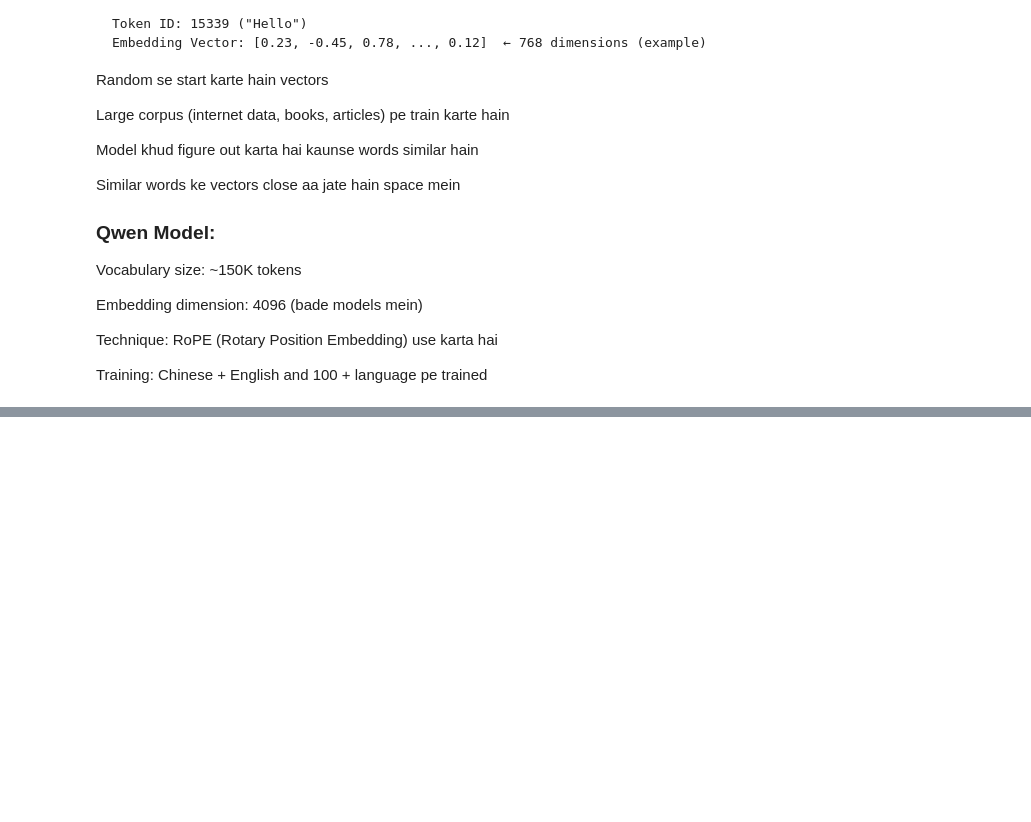
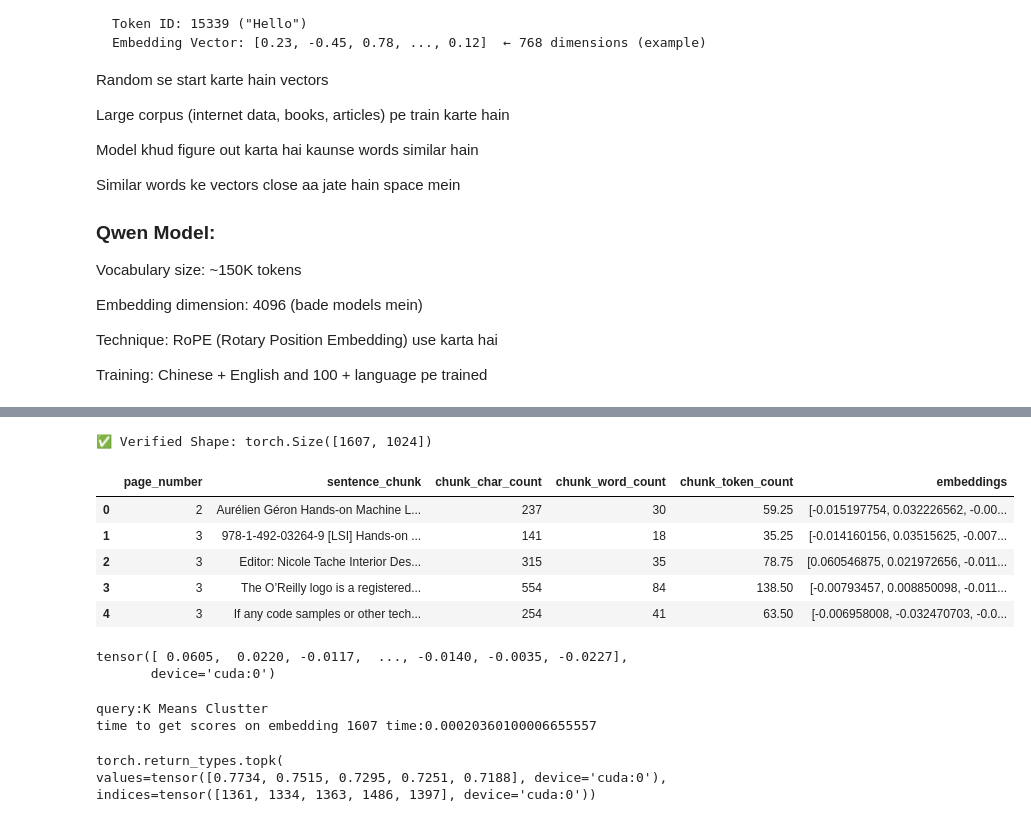
Before and after one commit to MANI-WEBDEVE/RAG_SYSTEM, a Jupyter notebook: COPY_LLM_RAG_SYSTEM.ipynb, the cells around one changed output, grey strips where cells are left out. Drawn from its saved outputs; the diff is of its cells as text; code cells hidden in the pictures; blank space fills up the shorter version.

```diff
--- a/COPY_LLM_RAG_SYSTEM.ipynb
+++ b/COPY_LLM_RAG_SYSTEM.ipynb
@@ -494,0 +507,7 @@ for item in tqdm(page_chunk_over_min_token):
+# %%
+#Save embeddings to file
+#Sine creating embedding can be a timely process (not so much for our case buy it can be for more larger datasets) lets turn our "pages_and_chunks_over_min_token_len" list of dictionaries into a DataFrame and save it
+
+text_chunks_and_embedding_df=pd.DataFrame(page_chunk_over_min_token)
+embedding_df_save_path="text_chunks_and_embedding_df.parquet"
+text_chunks_and_embedding_df.to_parquet(embedding_df_save_path, index=False)
@@ -494,0 +574,40 @@ for item in tqdm(page_chunk_over_min_token):
+# %%
+import random
+import torch
+import numpy as np
+import pandas as pd
+import ast
+
+device="cuda" if torch.cuda.is_available() else "cpu"
+
+text_chunks_and_embedding_df=pd.read_parquet(embedding_df_save_path)
+#Convert embedding column back to np.array  it got convert to string when it got saved to CSV
+# text_chunks_and_embedding_df['embeddings'] = text_chunks_and_embedding_df['embeddings'].apply(
+#     lambda x: np.fromstring(x.strip("[]"), sep=" ")
+# )
+# Convert texts and embedding df to list of dict
+pages_and_chunks = text_chunks_and_embedding_df.to_dict(orient='records')
+
+# Convert the embedding to torch tensor and send to device (note: Numpy arrays are failed , torch tensor are float32 by default)
+
+# embeddings= torch.tensor(np.array(text_chunks_and_embedding_df['embeddings'].tolist()), dtype=torch.float32).to('cuda')
+
+embeddings = torch.tensor(np.stack(text_chunks_and_embedding_df['embeddings'].values), dtype=torch.float32).to(device)
+
+print(f"✅ Verified Shape: {embeddings.shape}")
+# %% [output]
+✅ Verified Shape: torch.Size([1607, 1024])
+# %%
+text_chunks_and_embedding_df.head()
+# %% [output]
+|  | page_number | sentence_chunk | chunk_char_count | chunk_word_count | chunk_token_count | embeddings |
+| 0 | 2 | Aurélien Géron Hands-on Machine L... | 237 | 30 | 59.25 | [-0.015197754, 0.032226562, -0.00... |
+| 1 | 3 | 978-1-492-03264-9 [LSI] Hands-on ... | 141 | 18 | 35.25 | [-0.014160156, 0.03515625, -0.007... |
+| 2 | 3 | Editor: Nicole Tache Interior Des... | 315 | 35 | 78.75 | [0.060546875, 0.021972656, -0.011... |
+| 3 | 3 | The O’Reilly logo is a registered... | 554 | 84 | 138.50 | [-0.00793457, 0.008850098, -0.011... |
+| 4 | 3 | If any code samples or other tech... | 254 | 41 | 63.50 | [-0.006958008, -0.032470703, -0.0... |
+# %%
+embeddings[2][:1024]
+# %% [output]
+tensor([ 0.0605,  0.0220, -0.0117,  ..., -0.0140, -0.0035, -0.0227],
+       device='cuda:0')
@@ -494,0 +618,32 @@ for item in tqdm(page_chunk_over_min_token):
+# %%
+# Now perform cosin similarity to find the nearest embedding vector our query based
+from sentence_transformers import util
+query="K Means Clustter"
+print(f"query:{query}")
+
+# Now our query to convert the same numerical space like embedding vector
+# but its important to embed your query with the same mode
+
+query_embedding = model.encode(query, convert_to_tensor=True).to(torch.float32)
+
+# Get similarity score with the dot product
+from time import perf_counter as timer
+
+
+start_time= timer()
+dot_scores= util.dot_score(a=query_embedding, b=embeddings)[0]
+end_time=timer()
+
+print(f'time to get scores on embedding {len(embeddings)} time:{end_time-start_time}')
+
+# Get the top-k results
+
+top_result_dot_product=torch.topk(dot_scores, k=5)
+
+top_result_dot_product
+# %% [output]
+query:K Means Clustter
+time to get scores on embedding 1607 time:0.00020360100006655557
+torch.return_types.topk(
+values=tensor([0.7734, 0.7515, 0.7295, 0.7251, 0.7188], device='cuda:0'),
+indices=tensor([1361, 1334, 1363, 1486, 1397], device='cuda:0'))
```
Also changed, not shown: parts of 24 cells of this notebook.
